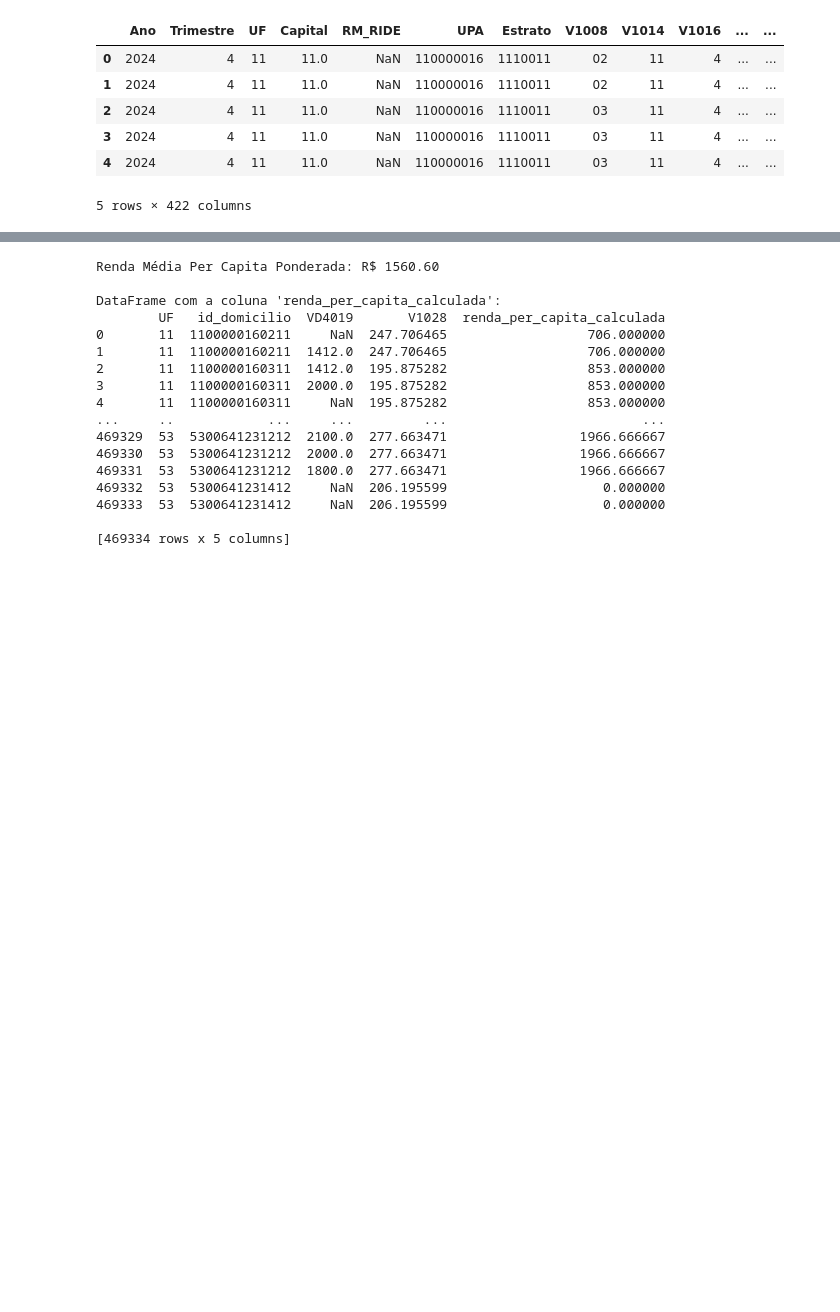
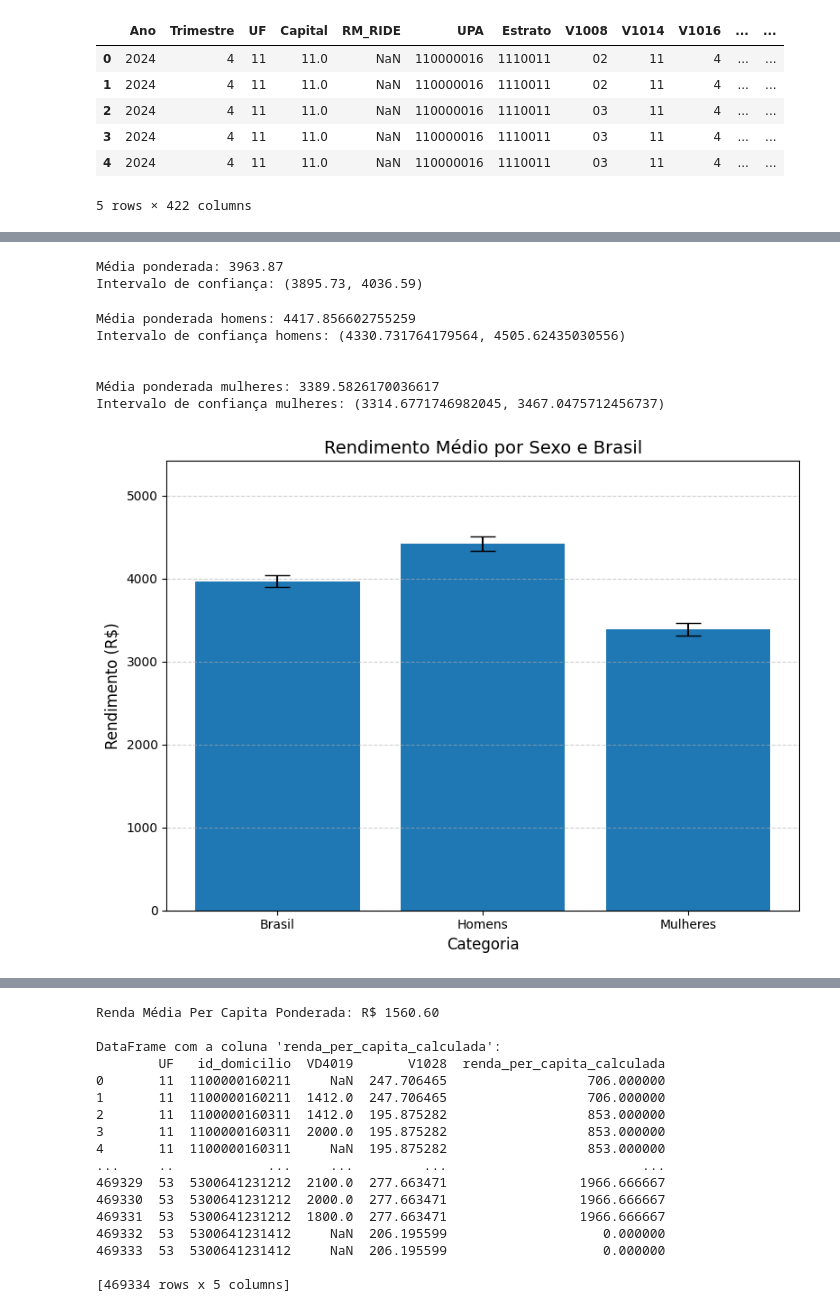
Before and after one commit to wesscav/analisedadosPNADcont, a Jupyter notebook: APS3.ipynb, the cells around one changed output, grey strips where cells are left out. Cells and saved outputs as stored; diff of their text form; code cells hidden in the pictures; blank space fills up the shorter version.

```diff
--- a/APS3.ipynb
+++ b/APS3.ipynb
@@ -24,0 +86,4 @@ dados.head()
+# %%
+d1 = dados_filtrados_uf[dados_filtrados_uf["VD4002"] == 1]
+dataframe_filtrado = d1[d1["VD4020"] > 0]
+dataframe_filtrado
@@ -24,0 +104,66 @@ dados.head()
+# %%
+media_ponderada, intervalo_confianca = bootstrap_ci(dataframe_filtrado, 'VD4020', 'V1028', 200)
+print(f"Média ponderada: {media_ponderada:.2f}")
+print(f"Intervalo de confiança: ({intervalo_confianca[0]:.2f}, {intervalo_confianca[1]:.2f})")
+# %% [output]
+Média ponderada: 3963.87
+Intervalo de confiança: (3895.73, 4036.59)
+# %%
+df_filtrado_homens = dataframe_filtrado[dataframe_filtrado["V2007"] == 1]
+df_filtrado_mulheres = dataframe_filtrado[dataframe_filtrado["V2007"] == 2]
+
+media_ponderada_homens, intervalo_confianca_homens = bootstrap_ci(df_filtrado_homens, 'VD4020', 'V1028', 200)
+media_ponderada_mulheres, intervalo_confianca_mulheres = bootstrap_ci(df_filtrado_mulheres, 'VD4020', 'V1028', 200)
+
+print(f"Média ponderada homens: {media_ponderada_homens}")
+print(f"Intervalo de confiança homens: ({intervalo_confianca_homens[0]}, {intervalo_confianca_homens[1]})")
+print("\n")
+print(f"Média ponderada mulheres: {media_ponderada_mulheres}")
+print(f"Intervalo de confiança mulheres: ({intervalo_confianca_mulheres[0]}, {intervalo_confianca_mulheres[1]})")
+# %% [output]
+Média ponderada homens: 4417.856602755259
+Intervalo de confiança homens: (4330.731764179564, 4505.62435030556)
+
+
+Média ponderada mulheres: 3389.5826170036617
+Intervalo de confiança mulheres: (3314.6771746982045, 3467.0475712456737)
+# %%
+import matplotlib.pyplot as plt
+
+categorias = ['Brasil', 'Homens', 'Mulheres']
+
+
+rendimentos = [
+    media_ponderada,
+    media_ponderada_homens,
+    media_ponderada_mulheres
+]
+
+
+ic_baixo = [
+            media_ponderada - intervalo_confianca[0],
+            media_ponderada_homens - intervalo_confianca_homens[0],
+            media_ponderada_mulheres - intervalo_confianca_mulheres[0]
+]
+
+
+ic_cima = [
+    intervalo_confianca[1] - media_ponderada,
+    intervalo_confianca_homens[1] - media_ponderada_homens,
+    intervalo_confianca_mulheres[1] - media_ponderada_mulheres
+]
+
+
+plt.figure(figsize=(8, 6))
+plt.bar(categorias, rendimentos, yerr=[ic_baixo, ic_cima], capsize=10)
+
+plt.title('Rendimento Médio por Sexo e Brasil', fontsize=14)
+plt.ylabel('Rendimento (R$)', fontsize=12)
+plt.xlabel('Categoria', fontsize=12)
+plt.ylim(0, max(rendimentos) + 1000)
+plt.grid(axis='y', linestyle='--', alpha=0.6)
+
+plt.tight_layout()
+plt.show()
+# %% [output]
+[figure, added]
```
Also changed, not shown: parts of 28 cells of this notebook, 1 other file.
